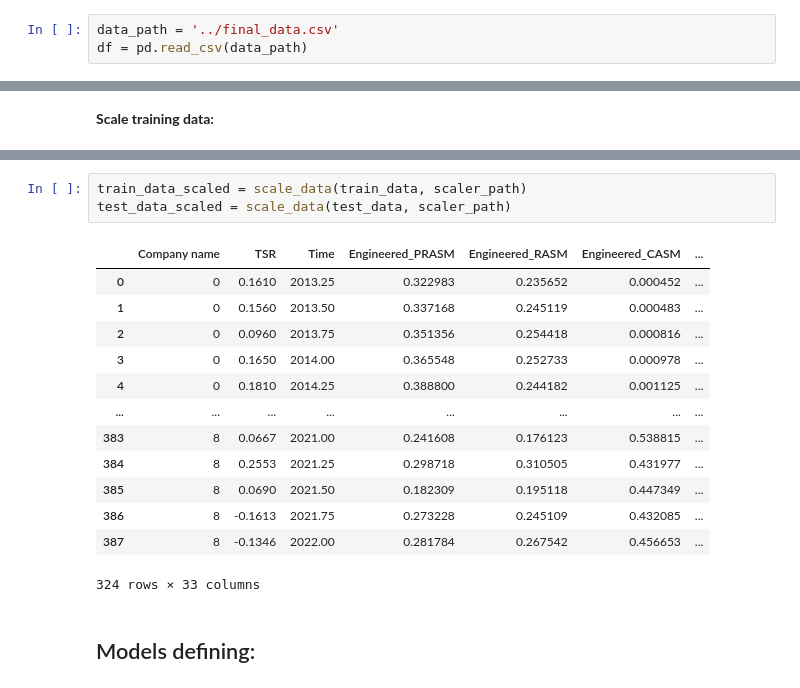
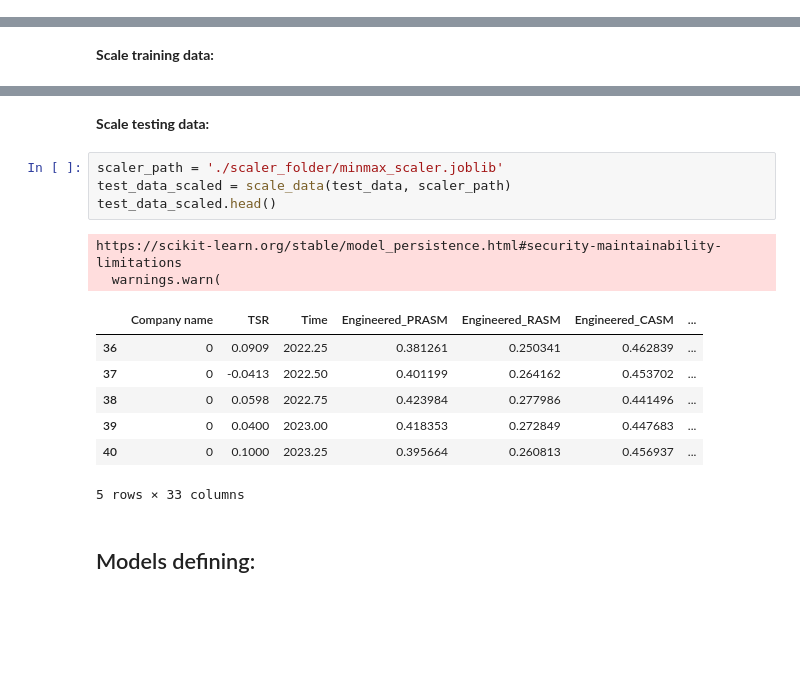
Before and after one commit to Bathurst7/dss, a Jupyter notebook: model_building/train_minmax_models.ipynb, the cells around one changed output, grey strips where cells are left out. Drawn from its saved outputs; the diff is of its cells as text; blank space fills up the shorter version.

Commit message:
finish train model + freeze env

```diff
--- a/model_building/train_minmax_models.ipynb
+++ b/model_building/train_minmax_models.ipynb
@@ -3,6 +14,3 @@ import pandas as pd
-# %%
-data_path = '../final_data.csv'
-df = pd.read_csv(data_path)
 # %% [markdown]
 ## Data preparation:
 # %% [markdown]
@@ -54,20 +80,19 @@ scaler_path = './scaler_folder/minmax_scaler.joblib'
-# %%
-train_data_scaled = scale_data(train_data, scaler_path)
-test_data_scaled = scale_data(test_data, scaler_path)
-# %% [output]
-|  | Company name | TSR | Time | Engineered_PRASM | Engineered_RASM | Engineered_CASM | ... |
-| 0 | 0 | 0.1610 | 2013.25 | 0.322983 | 0.235652 | 0.000452 | ... |
-| 1 | 0 | 0.1560 | 2013.50 | 0.337168 | 0.245119 | 0.000483 | ... |
-| 2 | 0 | 0.0960 | 2013.75 | 0.351356 | 0.254418 | 0.000816 | ... |
-| 3 | 0 | 0.1650 | 2014.00 | 0.365548 | 0.252733 | 0.000978 | ... |
-| 4 | 0 | 0.1810 | 2014.25 | 0.388800 | 0.244182 | 0.001125 | ... |
-| ... | ... | ... | ... | ... | ... | ... | ... |
-| 383 | 8 | 0.0667 | 2021.00 | 0.241608 | 0.176123 | 0.538815 | ... |
-| 384 | 8 | 0.2553 | 2021.25 | 0.298718 | 0.310505 | 0.431977 | ... |
-| 385 | 8 | 0.0690 | 2021.50 | 0.182309 | 0.195118 | 0.447349 | ... |
-| 386 | 8 | -0.1613 | 2021.75 | 0.273228 | 0.245109 | 0.432085 | ... |
-| 387 | 8 | -0.1346 | 2022.00 | 0.281784 | 0.267542 | 0.456653 | ... |
-324 rows × 33 columns
+# %% [markdown]
+**Scale testing data:**
+# %%
+scaler_path = './scaler_folder/minmax_scaler.joblib'
+test_data_scaled = scale_data(test_data, scaler_path)
+test_data_scaled.head()
+# %% [output]
+https://scikit-learn.org/stable/model_persistence.html#security-maintainability-limitations
+  warnings.warn(
+|  | Company name | TSR | Time | Engineered_PRASM | Engineered_RASM | Engineered_CASM | ... |
+| 36 | 0 | 0.0909 | 2022.25 | 0.381261 | 0.250341 | 0.462839 | ... |
+| 37 | 0 | -0.0413 | 2022.50 | 0.401199 | 0.264162 | 0.453702 | ... |
+| 38 | 0 | 0.0598 | 2022.75 | 0.423984 | 0.277986 | 0.441496 | ... |
+| 39 | 0 | 0.0400 | 2023.00 | 0.418353 | 0.272849 | 0.447683 | ... |
+| 40 | 0 | 0.1000 | 2023.25 | 0.395664 | 0.260813 | 0.456937 | ... |
+5 rows × 33 columns
 # %% [markdown]
 ## Models defining:
 # %% [markdown]
```
Also changed, not shown: parts of 6 cells of this notebook, 6 other files.
